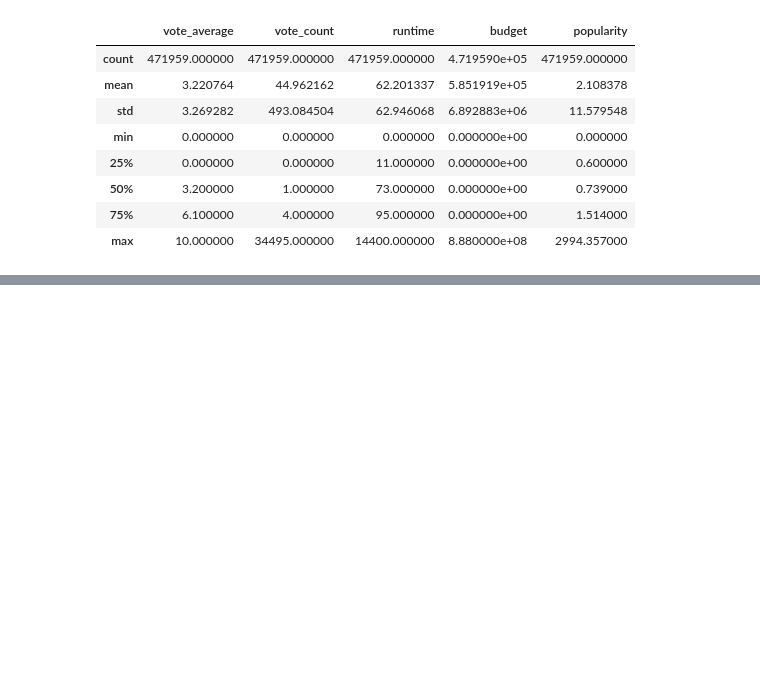
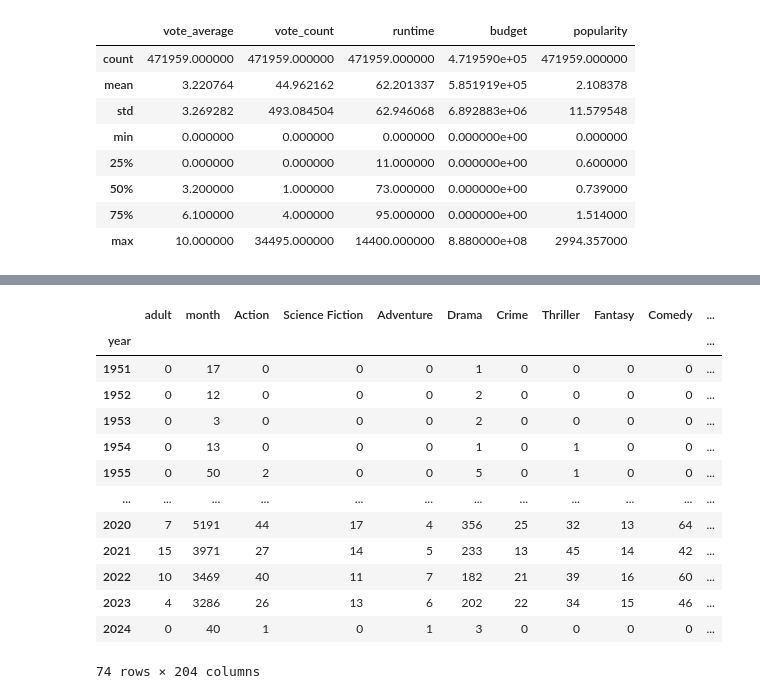
Before and after one commit to orin00/colab, a Jupyter notebook: 240312_영화판매량.ipynb, the cells around one changed output, grey strips where cells are left out. Cells and saved outputs as stored; diff of their text form; code cells hidden in the pictures; blank space fills up the shorter version.

```diff
--- a/240312_영화판매량.ipynb
+++ b/240312_영화판매량.ipynb
@@ -269,0 +685,19 @@ X_num.describe()
+# %%
+df_ko = X_cat[X_cat['original_language'] == 'ko']
+# %%
+df_ko.groupby(['year']).sum()
+# %% [output]
+|  | adult | month | Action | Science Fiction | Adventure | Drama | Crime | Thriller | Fantasy | Comedy | ... |
+| year |  |  |  |  |  |  |  |  |  |  | ... |
+| 1951 | 0 | 17 | 0 | 0 | 0 | 1 | 0 | 0 | 0 | 0 | ... |
+| 1952 | 0 | 12 | 0 | 0 | 0 | 2 | 0 | 0 | 0 | 0 | ... |
+| 1953 | 0 | 3 | 0 | 0 | 0 | 2 | 0 | 0 | 0 | 0 | ... |
+| 1954 | 0 | 13 | 0 | 0 | 0 | 1 | 0 | 1 | 0 | 0 | ... |
+| 1955 | 0 | 50 | 2 | 0 | 0 | 5 | 0 | 1 | 0 | 0 | ... |
+| ... | ... | ... | ... | ... | ... | ... | ... | ... | ... | ... | ... |
+| 2020 | 7 | 5191 | 44 | 17 | 4 | 356 | 25 | 32 | 13 | 64 | ... |
+| 2021 | 15 | 3971 | 27 | 14 | 5 | 233 | 13 | 45 | 14 | 42 | ... |
+| 2022 | 10 | 3469 | 40 | 11 | 7 | 182 | 21 | 39 | 16 | 60 | ... |
+| 2023 | 4 | 3286 | 26 | 13 | 6 | 202 | 22 | 34 | 15 | 46 | ... |
+| 2024 | 0 | 40 | 1 | 0 | 1 | 3 | 0 | 0 | 0 | 0 | ... |
+74 rows × 204 columns
```
Also changed, not shown: parts of 68 cells of this notebook.
